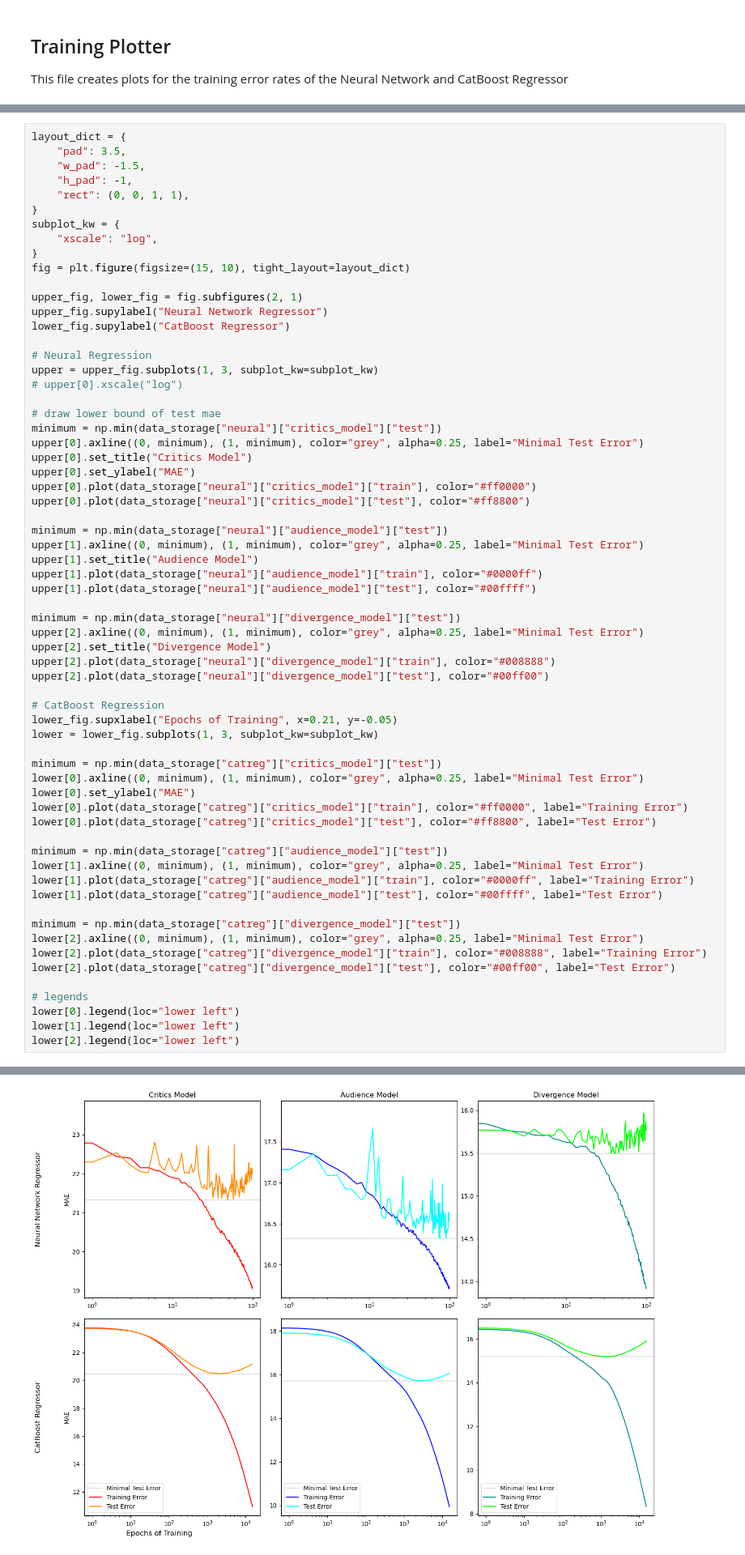
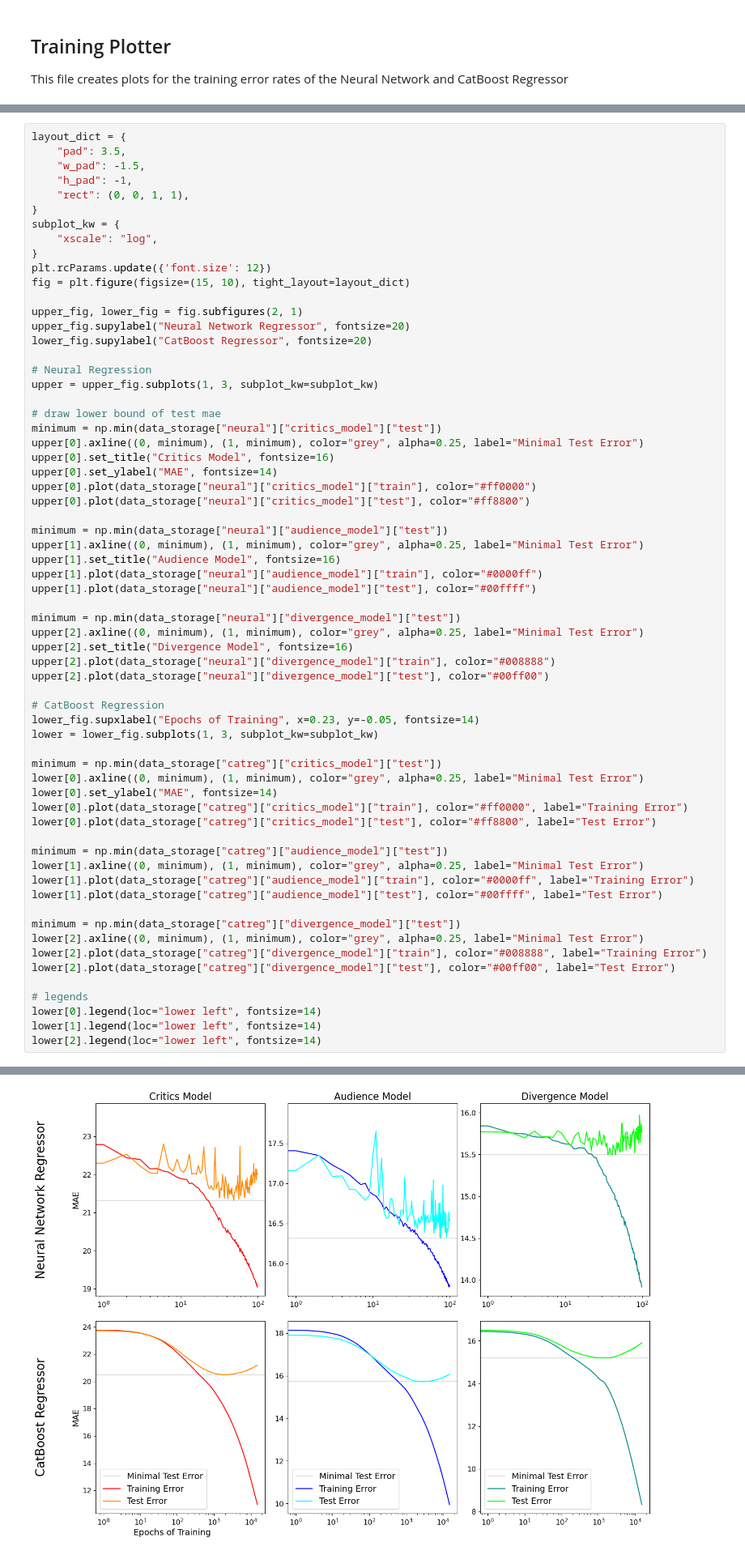
Before and after one commit to Benno49/data-literacy-project, a Jupyter notebook: src/presentation/plots.ipynb, the cells around one changed output, grey strips where cells are left out. Shown at 81% size. Cells and saved outputs as stored; diff of their text form.

Commit message:
enlarge font size, print Mean and deviation for targets

```diff
--- a/src/presentation/plots.ipynb
+++ b/src/presentation/plots.ipynb
@@ -42,60 +42,60 @@ layout_dict = {
 subplot_kw = {
     "xscale": "log",
 }
+plt.rcParams.update({'font.size': 12})
 fig = plt.figure(figsize=(15, 10), tight_layout=layout_dict)
 
 upper_fig, lower_fig = fig.subfigures(2, 1)
-upper_fig.supylabel("Neural Network Regressor")
-lower_fig.supylabel("CatBoost Regressor")
+upper_fig.supylabel("Neural Network Regressor", fontsize=20)
+lower_fig.supylabel("CatBoost Regressor", fontsize=20)
 
 # Neural Regression
 upper = upper_fig.subplots(1, 3, subplot_kw=subplot_kw)
-# upper[0].xscale("log")
 
 # draw lower bound of test mae
 minimum = np.min(data_storage["neural"]["critics_model"]["test"])
 upper[0].axline((0, minimum), (1, minimum), color="grey", alpha=0.25, label="Minimal Test Error")
-upper[0].set_title("Critics Model")
-upper[0].set_ylabel("MAE")
+upper[0].set_title("Critics Model", fontsize=16)
+upper[0].set_ylabel("MAE", fontsize=14)
 upper[0].plot(data_storage["neural"]["critics_model"]["train"], color="#ff0000")
 upper[0].plot(data_storage["neural"]["critics_model"]["test"], color="#ff8800")
 
 minimum = np.min(data_storage["neural"]["audience_model"]["test"])
 upper[1].axline((0, minimum), (1, minimum), color="grey", alpha=0.25, label="Minimal Test Error")
-upper[1].set_title("Audience Model")
+upper[1].set_title("Audience Model", fontsize=16)
 upper[1].plot(data_storage["neural"]["audience_model"]["train"], color="#0000ff")
 upper[1].plot(data_storage["neural"]["audience_model"]["test"], color="#00ffff")
 
 minimum = np.min(data_storage["neural"]["divergence_model"]["test"])
 upper[2].axline((0, minimum), (1, minimum), color="grey", alpha=0.25, label="Minimal Test Error")
-upper[2].set_title("Divergence Model")
+upper[2].set_title("Divergence Model", fontsize=16)
 upper[2].plot(data_storage["neural"]["divergence_model"]["train"], color="#008888")
 upper[2].plot(data_storage["neural"]["divergence_model"]["test"], color="#00ff00")
 
 # CatBoost Regression
-lower_fig.supxlabel("Epochs of Training", x=0.21, y=-0.05)
+lower_fig.supxlabel("Epochs of Training", x=0.23, y=-0.05, fontsize=14)
 lower = lower_fig.subplots(1, 3, subplot_kw=subplot_kw)
 
 minimum = np.min(data_storage["catreg"]["critics_model"]["test"])
 lower[0].axline((0, minimum), (1, minimum), color="grey", alpha=0.25, label="Minimal Test Error")
-lower[0].set_ylabel("MAE")
+lower[0].set_ylabel("MAE", fontsize=14)
 lower[0].plot(data_storage["catreg"]["critics_model"]["train"], color="#ff0000", label="Training Error")
 lower[0].plot(data_storage["catreg"]["critics_model"]["test"], color="#ff8800", label="Test Error")
 
 minimum = np.min(data_storage["catreg"]["audience_model"]["test"])
 lower[1].axline((0, minimum), (1, minimum), color="grey", alpha=0.25, label="Minimal Test Error")
 lower[1].plot(data_storage["catreg"]["audience_model"]["train"], color="#0000ff", label="Training Error")
 lower[1].plot(data_storage["catreg"]["audience_model"]["test"], color="#00ffff", label="Test Error")
 
 minimum = np.min(data_storage["catreg"]["divergence_model"]["test"])
 lower[2].axline((0, minimum), (1, minimum), color="grey", alpha=0.25, label="Minimal Test Error")
 lower[2].plot(data_storage["catreg"]["divergence_model"]["train"], color="#008888", label="Training Error")
 lower[2].plot(data_storage["catreg"]["divergence_model"]["test"], color="#00ff00", label="Test Error")
 
 # legends
-lower[0].legend(loc="lower left")
-lower[1].legend(loc="lower left")
-lower[2].legend(loc="lower left")
+lower[0].legend(loc="lower left", fontsize=14)
+lower[1].legend(loc="lower left", fontsize=14)
+lower[2].legend(loc="lower left", fontsize=14)
 # %% [output]
 <matplotlib.legend.Legend at 0x...>
-[figure, old version]
+[figure, new version]
```
Also changed, not shown: 1 other file.
